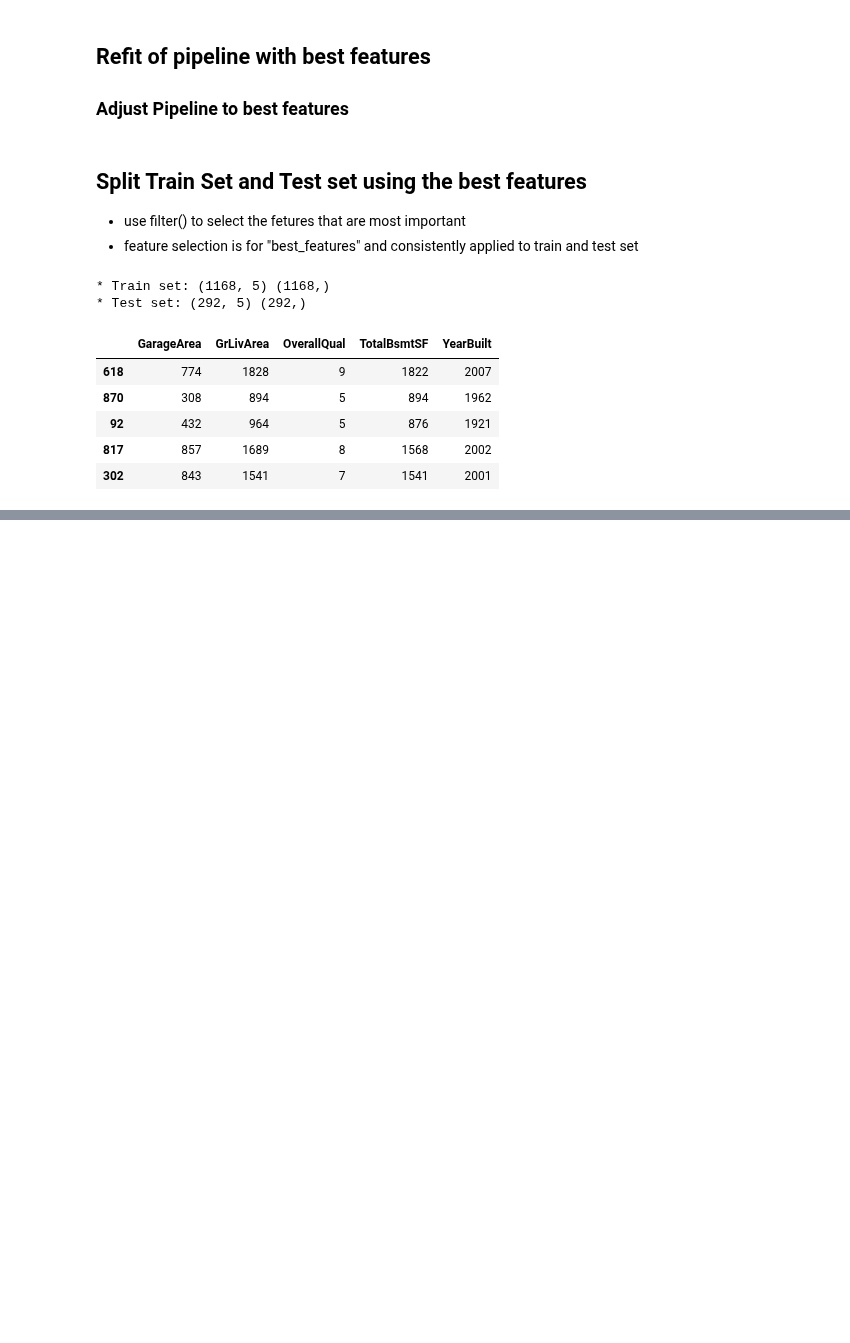
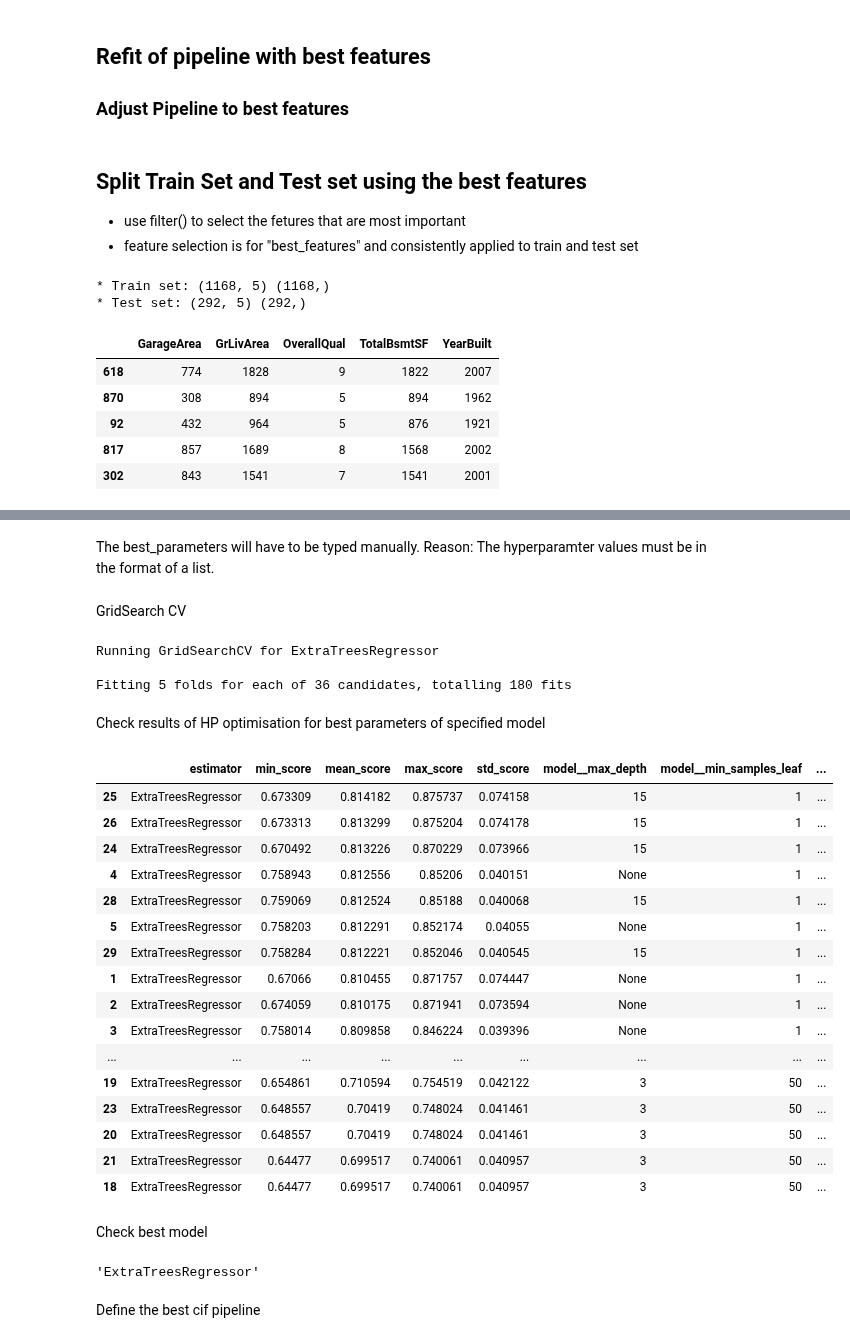
Before and after one commit to rockroman/ws, a Jupyter notebook: jupyter_notebooks/05_ml_model_and_evaluation.ipynb, the cells around one changed output, grey strips where cells are left out. Saved outputs shown, nothing was run; the diff lists cells and outputs as text; code cells hidden in the pictures; blank space fills up the shorter version.

Commit message:
Retrieve best regressor pipeline based on grid search results

```diff
--- a/jupyter_notebooks/05_ml_model_and_evaluation.ipynb
+++ b/jupyter_notebooks/05_ml_model_and_evaluation.ipynb
@@ -617,0 +636,51 @@ X_train.head(5)
+# %% [markdown]
+The best_parameters will have to be typed manually. Reason: The hyperparamter values must be in the format of a list.
+# %%
+params_search = {
+    "ExtraTreesRegressor":{'model__n_estimators': [50,100,150],
+        'model__max_depth': [None, 3, 15],
+        'model__min_samples_split': [2, 50],
+        'model__min_samples_leaf': [1,50],
+        },
+}
+# %% [markdown]
+GridSearch CV
+# %%
+search = HyperparameterOptimizationSearch(models=models_search, params=params_search)
+search.fit(X_train, y_train, scoring = 'r2', n_jobs=-1, cv=5)
+# %% [output]
+Running GridSearchCV for ExtraTreesRegressor
+
+Fitting 5 folds for each of 36 candidates, totalling 180 fits
+# %% [markdown]
+Check results of HP optimisation for best parameters of specified model
+# %%
+grid_search_summary, grid_search_pipelines = search.score_summary(sort_by='mean_score')
+grid_search_summary
+# %% [output]
+|  | estimator | min_score | mean_score | max_score | std_score | model__max_depth | model__min_samples_leaf | ... |
+| 25 | ExtraTreesRegressor | 0.673309 | 0.814182 | 0.875737 | 0.074158 | 15 | 1 | ... |
+| 26 | ExtraTreesRegressor | 0.673313 | 0.813299 | 0.875204 | 0.074178 | 15 | 1 | ... |
+| 24 | ExtraTreesRegressor | 0.670492 | 0.813226 | 0.870229 | 0.073966 | 15 | 1 | ... |
+| 4 | ExtraTreesRegressor | 0.758943 | 0.812556 | 0.85206 | 0.040151 | None | 1 | ... |
+| 28 | ExtraTreesRegressor | 0.759069 | 0.812524 | 0.85188 | 0.040068 | 15 | 1 | ... |
+| 5 | ExtraTreesRegressor | 0.758203 | 0.812291 | 0.852174 | 0.04055 | None | 1 | ... |
+| 29 | ExtraTreesRegressor | 0.758284 | 0.812221 | 0.852046 | 0.040545 | 15 | 1 | ... |
+| 1 | ExtraTreesRegressor | 0.67066 | 0.810455 | 0.871757 | 0.074447 | None | 1 | ... |
+| 2 | ExtraTreesRegressor | 0.674059 | 0.810175 | 0.871941 | 0.073594 | None | 1 | ... |
+| 3 | ExtraTreesRegressor | 0.758014 | 0.809858 | 0.846224 | 0.039396 | None | 1 | ... |
+| ... | ... | ... | ... | ... | ... | ... | ... | ... |
+| 19 | ExtraTreesRegressor | 0.654861 | 0.710594 | 0.754519 | 0.042122 | 3 | 50 | ... |
+| 23 | ExtraTreesRegressor | 0.648557 | 0.70419 | 0.748024 | 0.041461 | 3 | 50 | ... |
+| 20 | ExtraTreesRegressor | 0.648557 | 0.70419 | 0.748024 | 0.041461 | 3 | 50 | ... |
+| 21 | ExtraTreesRegressor | 0.64477 | 0.699517 | 0.740061 | 0.040957 | 3 | 50 | ... |
+| 18 | ExtraTreesRegressor | 0.64477 | 0.699517 | 0.740061 | 0.040957 | 3 | 50 | ... |
+# %% [markdown]
+Check best model
+# %%
+best_model = grid_search_summary.iloc[0,0]
+best_model
+# %% [output]
+'ExtraTreesRegressor'
+# %% [markdown]
+Define the best cif pipeline
```
Also changed, not shown: parts of 6 cells of this notebook.
